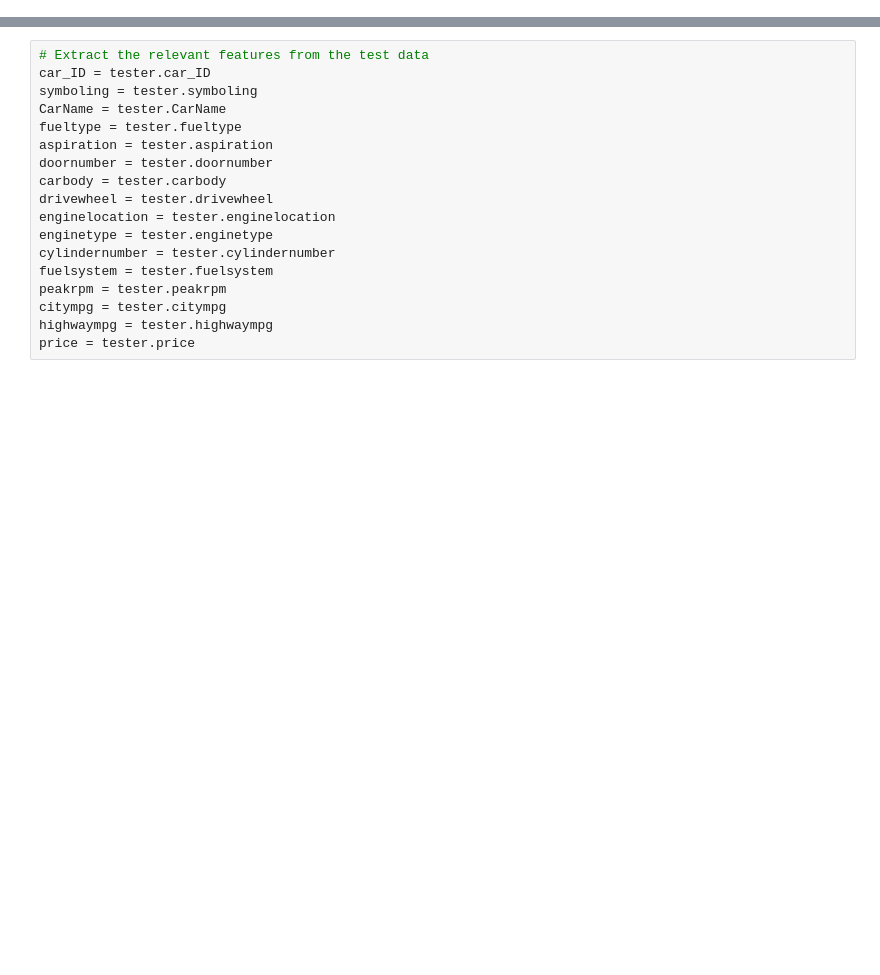
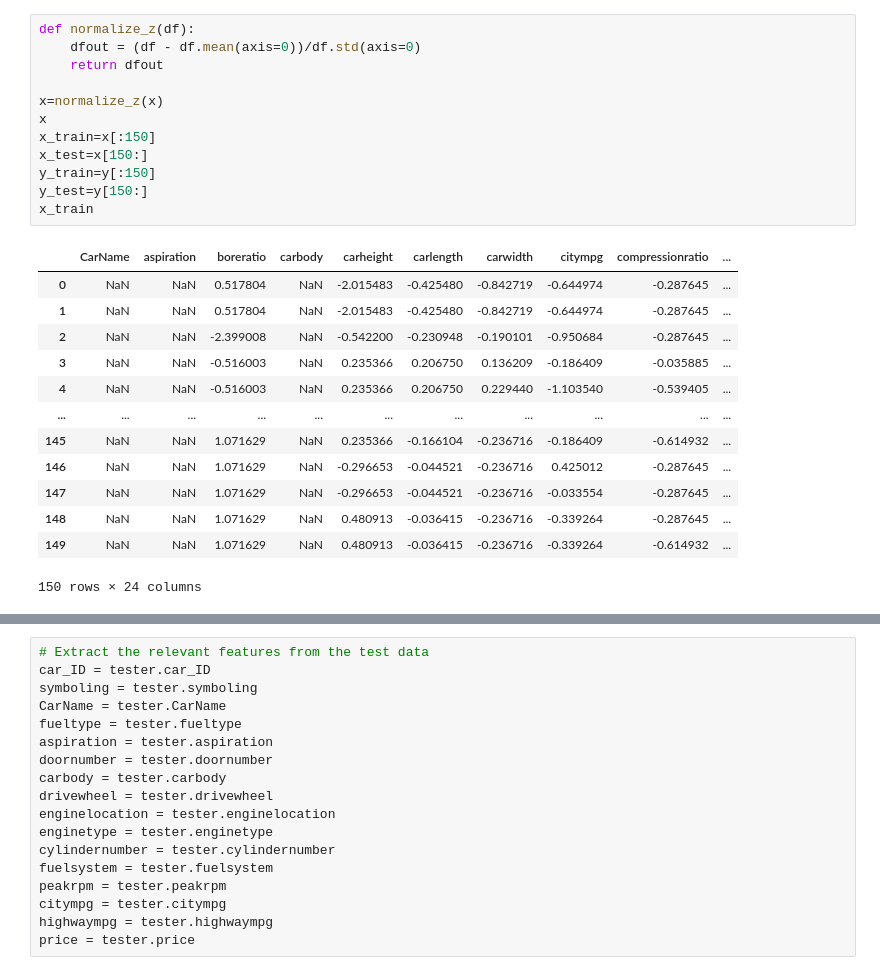
Before and after one commit to rahulshetty4500/Car_Prices, a Jupyter notebook: Car_prices.ipynb, the cells around one changed output, grey strips where cells are left out. Saved outputs shown, nothing was run; the diff lists cells and outputs as text; blank space fills up the shorter version.

```diff
--- a/Car_prices.ipynb
+++ b/Car_prices.ipynb
@@ -32,3 +35,29 @@ df.corr()
 | citympg | 0.015940 | -0.035823 | -0.470414 | -0.670909 | -0.642704 | -0.048640 | -0.757414 | -0.653658 | -0.584532 | ... |
 | highwaympg | 0.011255 | 0.034606 | -0.544082 | -0.704662 | -0.677218 | -0.107358 | -0.797465 | -0.677470 | -0.587012 | ... |
 | price | -0.109093 | -0.079978 | 0.577816 | 0.682920 | 0.759325 | 0.119336 | 0.835305 | 0.874145 | 0.553173 | ... |
+# %%
+def normalize_z(df):
+    dfout = (df - df.mean(axis=0))/df.std(axis=0)
+    return dfout
+
+x=normalize_z(x)
+x
+x_train=x[:150]
+x_test=x[150:]
+y_train=y[:150]
+y_test=y[150:]
+x_train
+# %% [output]
+|  | CarName | aspiration | boreratio | carbody | carheight | carlength | carwidth | citympg | compressionratio | ... |
+| 0 | NaN | NaN | 0.517804 | NaN | -2.015483 | -0.425480 | -0.842719 | -0.644974 | -0.287645 | ... |
+| 1 | NaN | NaN | 0.517804 | NaN | -2.015483 | -0.425480 | -0.842719 | -0.644974 | -0.287645 | ... |
+| 2 | NaN | NaN | -2.399008 | NaN | -0.542200 | -0.230948 | -0.190101 | -0.950684 | -0.287645 | ... |
+| 3 | NaN | NaN | -0.516003 | NaN | 0.235366 | 0.206750 | 0.136209 | -0.186409 | -0.035885 | ... |
+| 4 | NaN | NaN | -0.516003 | NaN | 0.235366 | 0.206750 | 0.229440 | -1.103540 | -0.539405 | ... |
+| ... | ... | ... | ... | ... | ... | ... | ... | ... | ... | ... |
+| 145 | NaN | NaN | 1.071629 | NaN | 0.235366 | -0.166104 | -0.236716 | -0.186409 | -0.614932 | ... |
+| 146 | NaN | NaN | 1.071629 | NaN | -0.296653 | -0.044521 | -0.236716 | 0.425012 | -0.287645 | ... |
+| 147 | NaN | NaN | 1.071629 | NaN | -0.296653 | -0.044521 | -0.236716 | -0.033554 | -0.287645 | ... |
+| 148 | NaN | NaN | 1.071629 | NaN | 0.480913 | -0.036415 | -0.236716 | -0.339264 | -0.287645 | ... |
+| 149 | NaN | NaN | 1.071629 | NaN | 0.480913 | -0.036415 | -0.236716 | -0.339264 | -0.614932 | ... |
+150 rows × 24 columns
```
Also changed, not shown: parts of 9 cells of this notebook.
